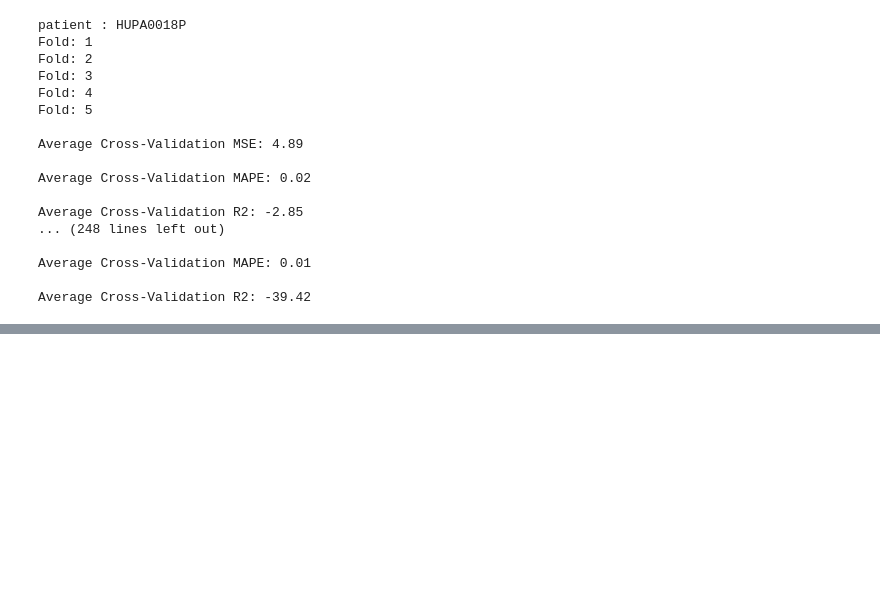
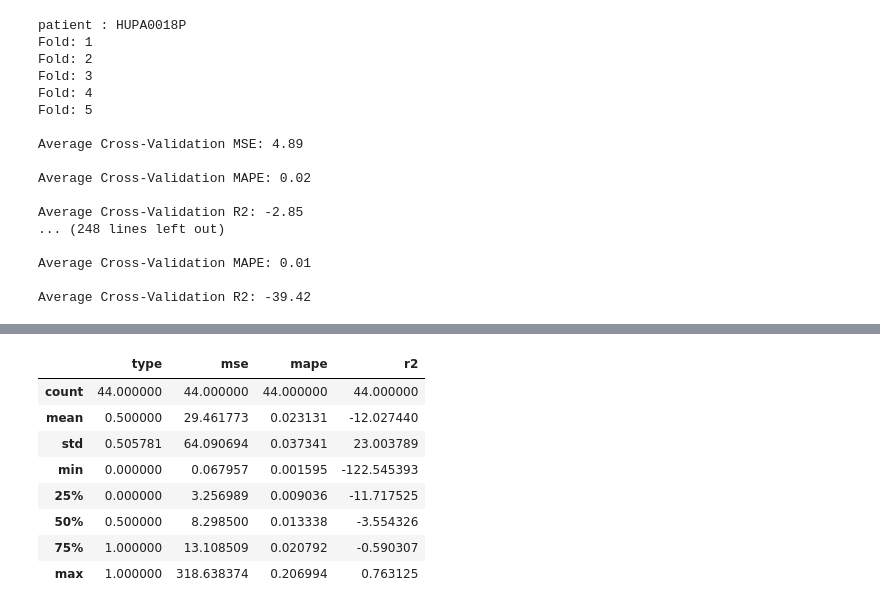
Before and after one commit to LuisDogo/Hypoglycemia_Prediction, a Jupyter notebook: notebooks/arima_approach.ipynb, the cells around one changed output, grey strips where cells are left out. Saved outputs shown, nothing was run; the diff lists cells and outputs as text; code cells hidden in the pictures; blank space fills up the shorter version.

```diff
--- a/notebooks/arima_approach.ipynb
+++ b/notebooks/arima_approach.ipynb
@@ -109,0 +210,12 @@ Average Cross-Validation R2: -39.42
+# %%
+general_metrics.describe()
+# %% [output]
+|  | type | mse | mape | r2 |
+| count | 44.000000 | 44.000000 | 44.000000 | 44.000000 |
+| mean | 0.500000 | 29.461773 | 0.023131 | -12.027440 |
+| std | 0.505781 | 64.090694 | 0.037341 | 23.003789 |
+| min | 0.000000 | 0.067957 | 0.001595 | -122.545393 |
+| 25% | 0.000000 | 3.256989 | 0.009036 | -11.717525 |
+| 50% | 0.500000 | 8.298500 | 0.013338 | -3.554326 |
+| 75% | 1.000000 | 13.108509 | 0.020792 | -0.590307 |
+| max | 1.000000 | 318.638374 | 0.206994 | 0.763125 |
```
Also changed, not shown: parts of 6 cells of this notebook.
